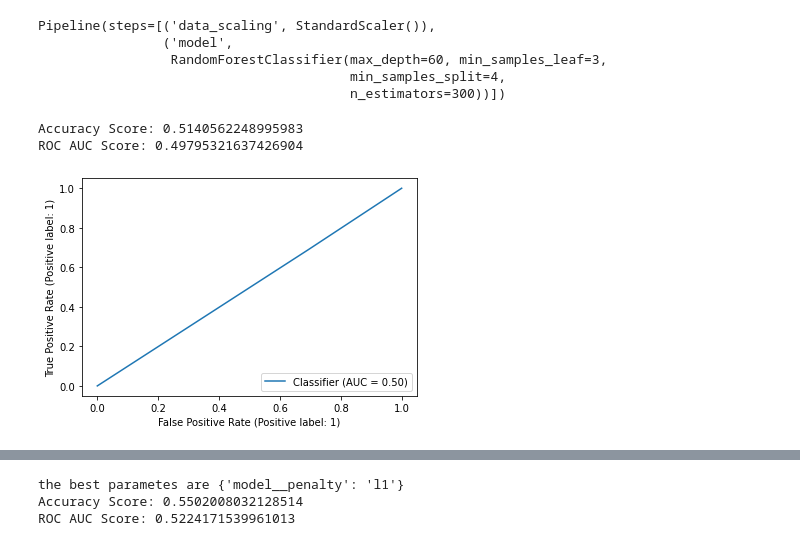
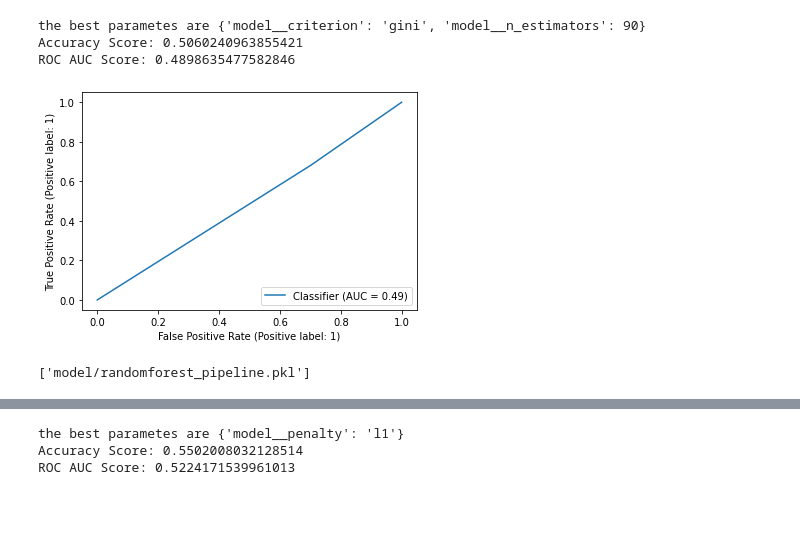
Before and after one commit to nbowen3/cs475_project, a Jupyter notebook: models.ipynb, the cells around one changed output, grey strips where cells are left out. Drawn from its saved outputs; the diff is of its cells as text; code cells hidden in the pictures; blank space fills up the shorter version.

Commit message:
implement cross validation and hyper parameter tuning for all models

```diff
--- a/models.ipynb
+++ b/models.ipynb
@@ -19,43 +19,62 @@ X = df.drop(columns = ["Diff","date","Unnamed: 0"])
 
 y = df[['Diff']]
 X_train, X_val, y_train, y_val = train_test_split(X, y, random_state = 42)
+# %%
+def cv_fit_search(pipeline, param_grid, X_train,y_train,X_test,y_test,cv):
+    """ a function to fit the data and do hyper parameter tuning
+    Args:
+        pipeline: a predefined pipeline
+        param grid: a list of parameters that match the pipeline naming convetion
+        CV: integer indicating the number of cross validations we want to do
+        X_train:X to train on
+        y_train: labels for Training Set
+        X_test = held out data for final accuacry
+        y_test = held out labels
+
+    Return
+    model: the fitted and hypertuned model,
+
+    Prints: AUROC Curve, ACC AUC score of best models, best parameters found
+
+    """
+    grid_search = GridSearchCV(pipeline, param_grid, cv=cv, verbose=0,n_jobs=-1) # sets cross calidation settings
+    grid_search.fit(X_train,y_train.values.ravel())
+
+    pipeline_preds = grid_search.predict(X_test)
+    val_accuracy = accuracy_score(y_test, pipeline_preds)
+    val_roc_auc = roc_auc_score(y_test, pipeline_preds)
+
+    print("the best parametes are",grid_search.best_params_)
+    print(f'Accuracy Score: {val_accuracy}')
+    print(f'ROC AUC Score: {val_roc_auc}')
+
+    RocCurveDisplay.from_predictions(y_test, pipeline_preds)
+    plt.show()
+    return grid_search
 # %%
 #Create a random forest pipeline
 randomforest_pipeline = Pipeline(steps = [
     ('data_scaling', StandardScaler()),
     ('model', RandomForestClassifier(max_depth = 60,
                                      min_samples_leaf = 3,
                                      min_samples_split = 4,
                                      n_estimators = 300))
 ])
+randomforest_param_grid = [
+    {
+        "model__n_estimators": np.arange(30,400,10),
+        "model__criterion": ["gini","entropy"],
+
+    }
+]
+tuned_model = cv_fit_search(randomforest_pipeline,randomforest_param_grid,X_train,y_train,X_val,y_val,10)
+joblib.dump(tuned_model, 'model/randomforest_pipeline.pkl')
+# %% [output]
+the best parametes are {'model__criterion': 'gini', 'model__n_estimators': 90}
+Accuracy Score: 0.5060240963855421
+ROC AUC Score: 0.4898635477582846
+[figure, added]
+['model/randomforest_pipeline.pkl']
-# %%
-#train random forest pipeline
-randomforest_pipeline.fit(X_train,y_train.values.ravel())
-# %% [output]
-Pipeline(steps=[('data_scaling', StandardScaler()),
-                ('model',
-                 RandomForestClassifier(max_depth=60, min_samples_leaf=3,
-                                        min_samples_split=4,
-                                        n_estimators=300))])
-# %%
-# Saving our pipeline to a binary pickle file
-joblib.dump(randomforest_pipeline, 'model/randomforest_pipeline.pkl')
-
-loaded_model = randomforest_pipeline
-
-pipeline_preds = loaded_model.predict(X_val)
-val_accuracy = accuracy_score(y_val, pipeline_preds)
-val_roc_auc = roc_auc_score(y_val, pipeline_preds)
-
-print(f'Accuracy Score: {val_accuracy}')
-print(f'ROC AUC Score: {val_roc_auc}')
-
-RocCurveDisplay.from_predictions(y_val, pipeline_preds)
-plt.show()
-# %% [output]
-Accuracy Score: 0.5140562248995983
-ROC AUC Score: 0.49795321637426904
-[figure, removed]
 # %%
 # Lets try a boosting model now
 from sklearn.ensemble import HistGradientBoostingClassifier
```
Also changed, not shown: parts of 6 cells of this notebook, 4 other files.
